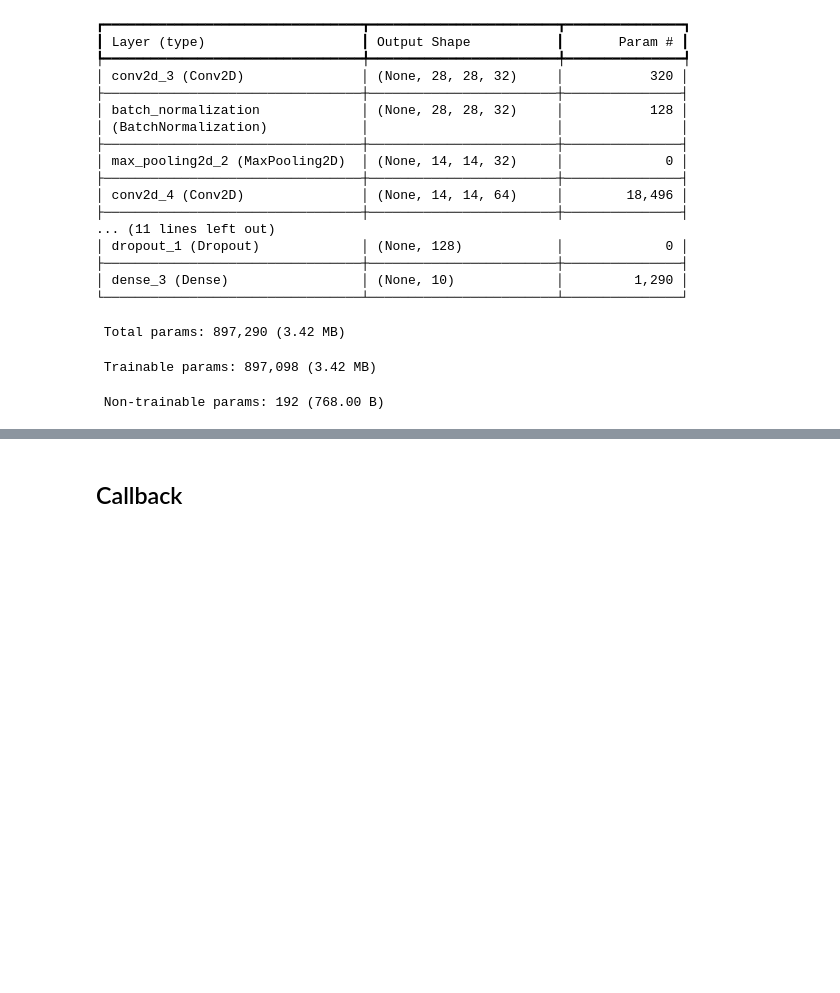
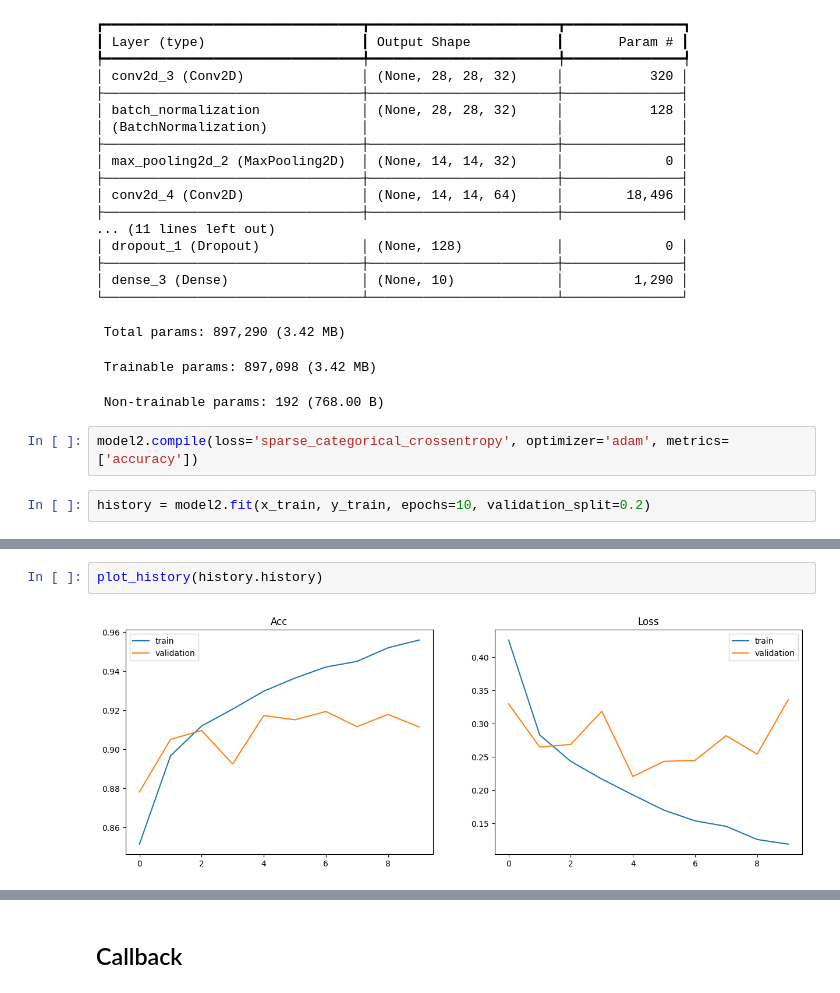
Before and after one commit to 2seorin-lab/ml_basic, a Jupyter notebook: 8_fashion_mnist_ cnn.ipynb, the cells around one changed output, grey strips where cells are left out. Saved outputs shown, nothing was run; the diff lists cells and outputs as text; blank space fills up the shorter version.

```diff
--- a/8_fashion_mnist_ cnn.ipynb
+++ b/8_fashion_mnist_ cnn.ipynb
@@ -164,3 +164,7 @@ Model: "sequential_2"
  Total params: 897,290 (3.42 MB)
  Trainable params: 897,098 (3.42 MB)
  Non-trainable params: 192 (768.00 B)
+# %%
+model2.compile(loss='sparse_categorical_crossentropy', optimizer='adam', metrics=['accuracy'])
+# %%
+history = model2.fit(x_train, y_train, epochs=10, validation_split=0.2)
@@ -166,0 +192,4 @@ Model: "sequential_2"
+# %%
+plot_history(history.history)
+# %% [output]
+[figure, added]
```
Also changed, not shown: parts of 42 cells of this notebook.
